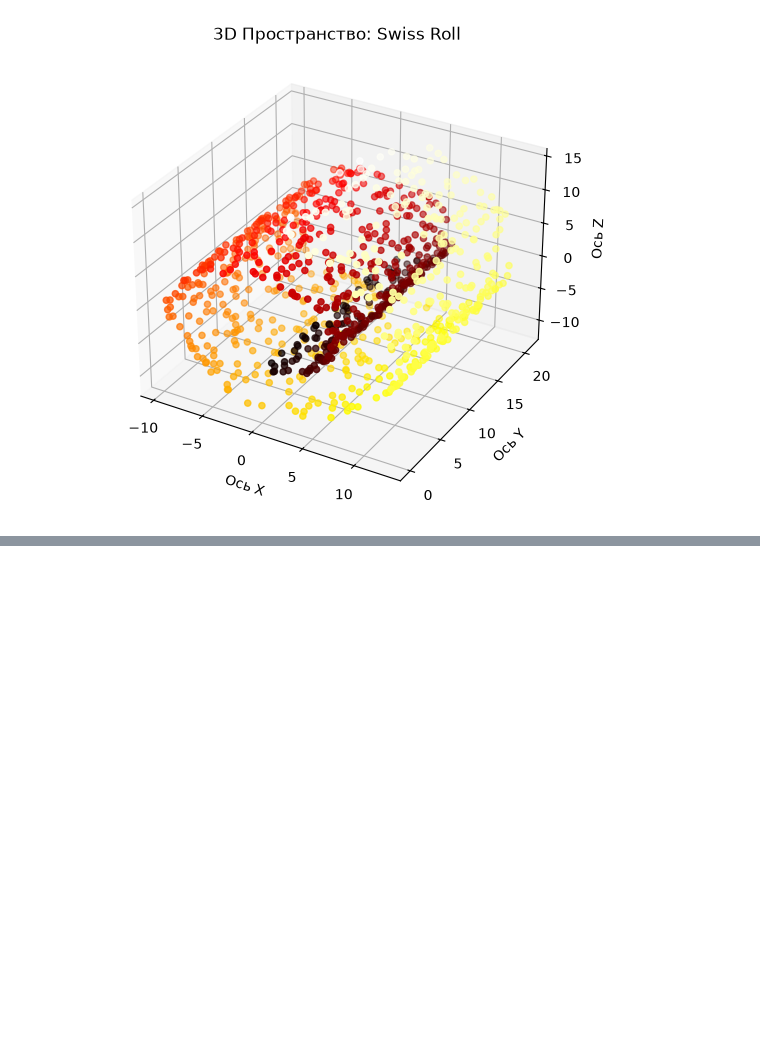
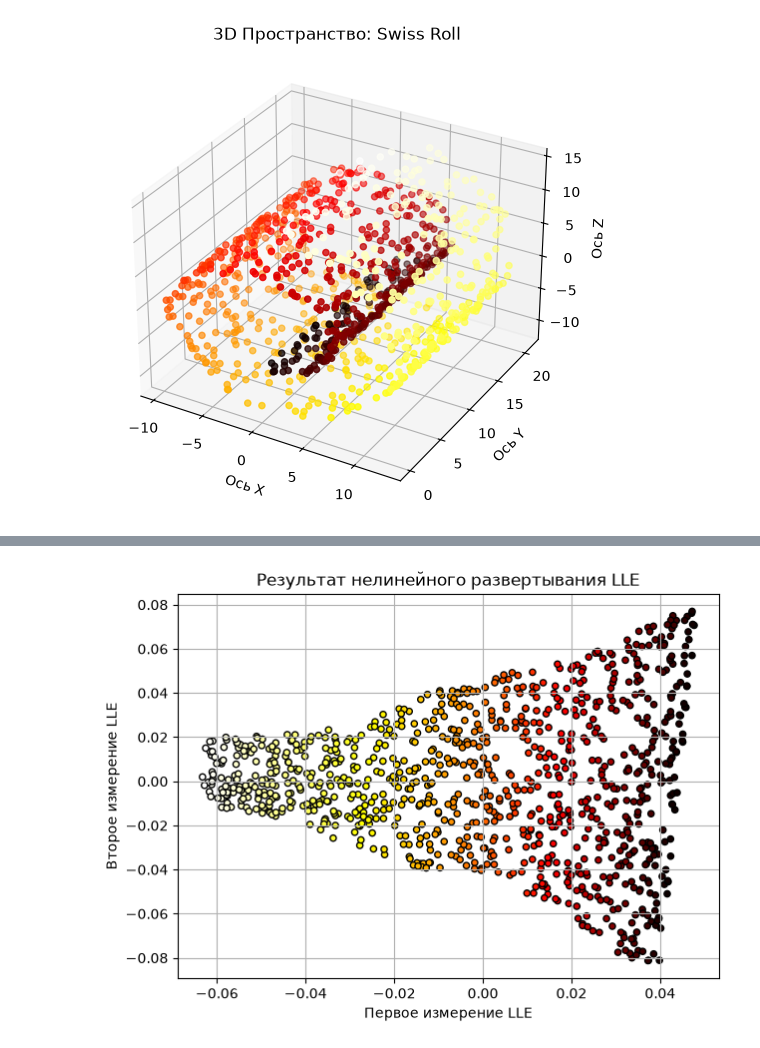
Before and after one commit to Uliana-int/SVM-small-project, a Jupyter notebook: dimensionality_reduction.ipynb, the cells around one changed output, grey strips where cells are left out. Drawn from its saved outputs; the diff is of its cells as text; code cells hidden in the pictures; blank space fills up the shorter version.

```diff
--- a/dimensionality_reduction.ipynb
+++ b/dimensionality_reduction.ipynb
@@ -41,0 +63,13 @@ plt.show()
+# %%
+lle = LocallyLinearEmbedding(n_neighbors=12, n_components=2, random_state=42)
+X_reduced_lle = lle.fit_transform(X_swiss)
+
+plt.figure(figsize=(7, 5))
+plt.scatter(X_reduced_lle[:, 0], X_reduced_lle[:, 1], c=t_swiss, cmap=plt.cm.hot, edgecolor='k', s=20)
+plt.title("Результат нелинейного развертывания LLE")
+plt.xlabel("Первое измерение LLE")
+plt.ylabel("Второе измерение LLE")
+plt.grid(True)
+plt.show()
+# %% [output]
+[figure, added]
```
Also changed, not shown: parts of 5 cells of this notebook.
